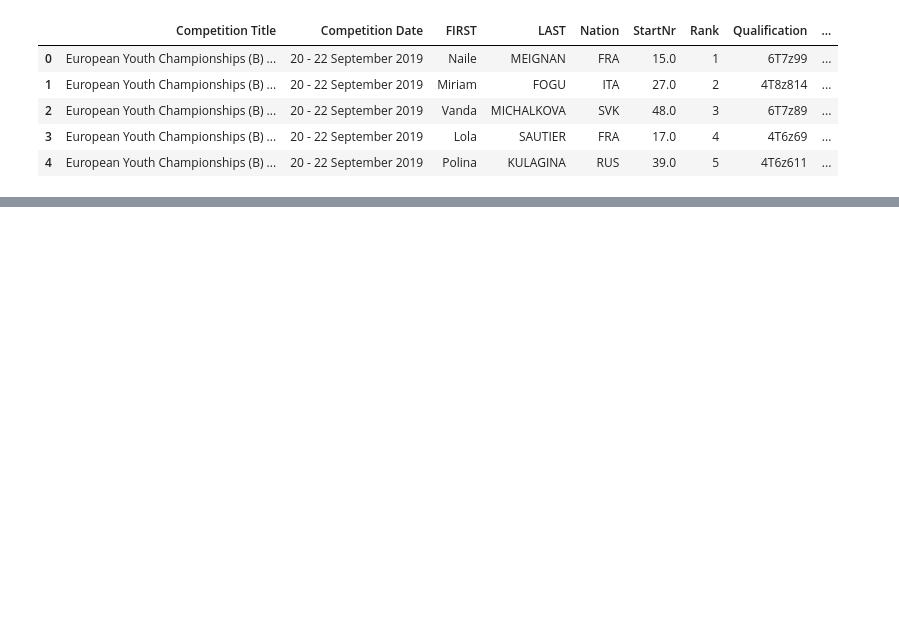
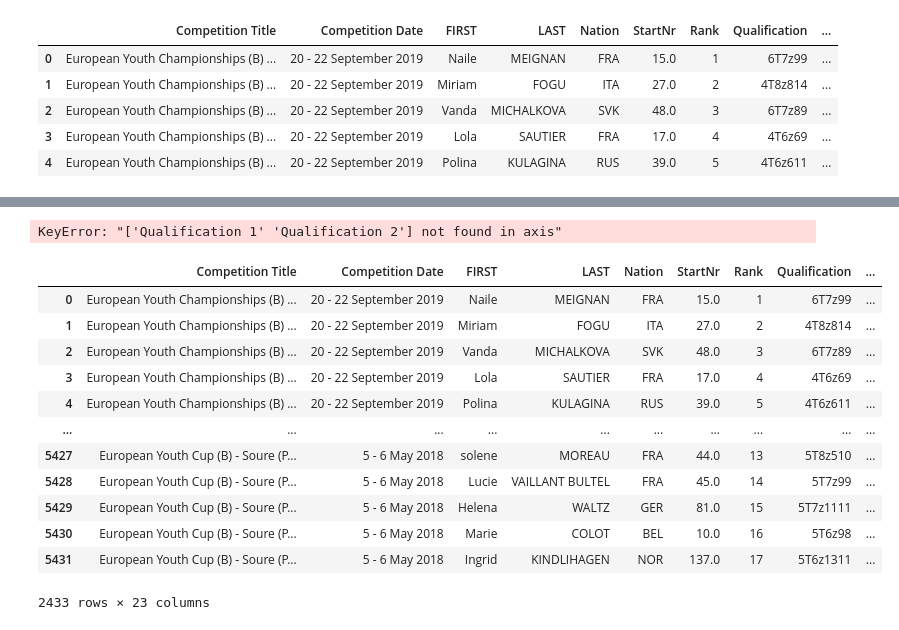
Before and after one commit to DavidJohnChartrand/bouldering_competition_model, a Jupyter notebook: Data Cleaning.ipynb, the cells around one changed output, grey strips where cells are left out. Drawn from its saved outputs; the diff is of its cells as text; code cells hidden in the pictures; blank space fills up the shorter version.

```diff
--- a/Data Cleaning.ipynb
+++ b/Data Cleaning.ipynb
@@ -52,0 +87,6 @@ df
+# %%
+semi_list=df_no_null['Semifinal'].fillna("0").to_list()
+semi_list
+semi_scores_df= extract_scores(semi_list)
+semi_scores_df.columns = ["semi_Tops", "semi_Zones","semi_Atempts_Tops","semi_Attempts_Zones"]
+semi_scores_df
@@ -52,0 +107,6 @@ df
+# %%
+final_list=df_no_null['Final'].fillna("0").to_list()
+final_list
+final_scores_df= extract_scores(final_list)
+final_scores_df.columns = ["Finals_Tops", "Finals_Zones","Final_Atempts_Tops","Final_Attempts_Zones"]
+final_scores_df
@@ -53 +127,25 @@ df
+# %%
+merged_df = df_no_null.merge(scores_df,left_index=True, right_index=True)
+merged_df = merged_df.merge(semi_scores_df,left_index=True, right_index=True)
+merged_df = merged_df.merge(final_scores_df,left_index=True, right_index=True)
+# %%
+merged_df=merged_df.drop(columns=['Qualification 1','Qualification 2'])
+# %% [output]
+KeyError: "['Qualification 1' 'Qualification 2'] not found in axis"
+# %%
+merged_df
+# %% [output]
+|  | Competition Title | Competition Date | FIRST | LAST | Nation | StartNr | Rank | Qualification | ... |
+| 0 | European Youth Championships (B) ... | 20 - 22 September 2019 | Naile | MEIGNAN | FRA | 15.0 | 1 | 6T7z99 | ... |
+| 1 | European Youth Championships (B) ... | 20 - 22 September 2019 | Miriam | FOGU | ITA | 27.0 | 2 | 4T8z814 | ... |
+| 2 | European Youth Championships (B) ... | 20 - 22 September 2019 | Vanda | MICHALKOVA | SVK | 48.0 | 3 | 6T7z89 | ... |
+| 3 | European Youth Championships (B) ... | 20 - 22 September 2019 | Lola | SAUTIER | FRA | 17.0 | 4 | 4T6z69 | ... |
+| 4 | European Youth Championships (B) ... | 20 - 22 September 2019 | Polina | KULAGINA | RUS | 39.0 | 5 | 4T6z611 | ... |
+| ... | ... | ... | ... | ... | ... | ... | ... | ... | ... |
+| 5427 | European Youth Cup (B) - Soure (P... | 5 - 6 May 2018 | solene | MOREAU | FRA | 44.0 | 13 | 5T8z510 | ... |
+| 5428 | European Youth Cup (B) - Soure (P... | 5 - 6 May 2018 | Lucie | VAILLANT BULTEL | FRA | 45.0 | 14 | 5T7z99 | ... |
+| 5429 | European Youth Cup (B) - Soure (P... | 5 - 6 May 2018 | Helena | WALTZ | GER | 81.0 | 15 | 5T7z1111 | ... |
+| 5430 | European Youth Cup (B) - Soure (P... | 5 - 6 May 2018 | Marie | COLOT | BEL | 10.0 | 16 | 5T6z98 | ... |
+| 5431 | European Youth Cup (B) - Soure (P... | 5 - 6 May 2018 | Ingrid | KINDLIHAGEN | NOR | 137.0 | 17 | 5T6z1311 | ... |
+2433 rows × 23 columns
 # %%
```
Also changed, not shown: parts of 8 cells of this notebook, 1 other file.
